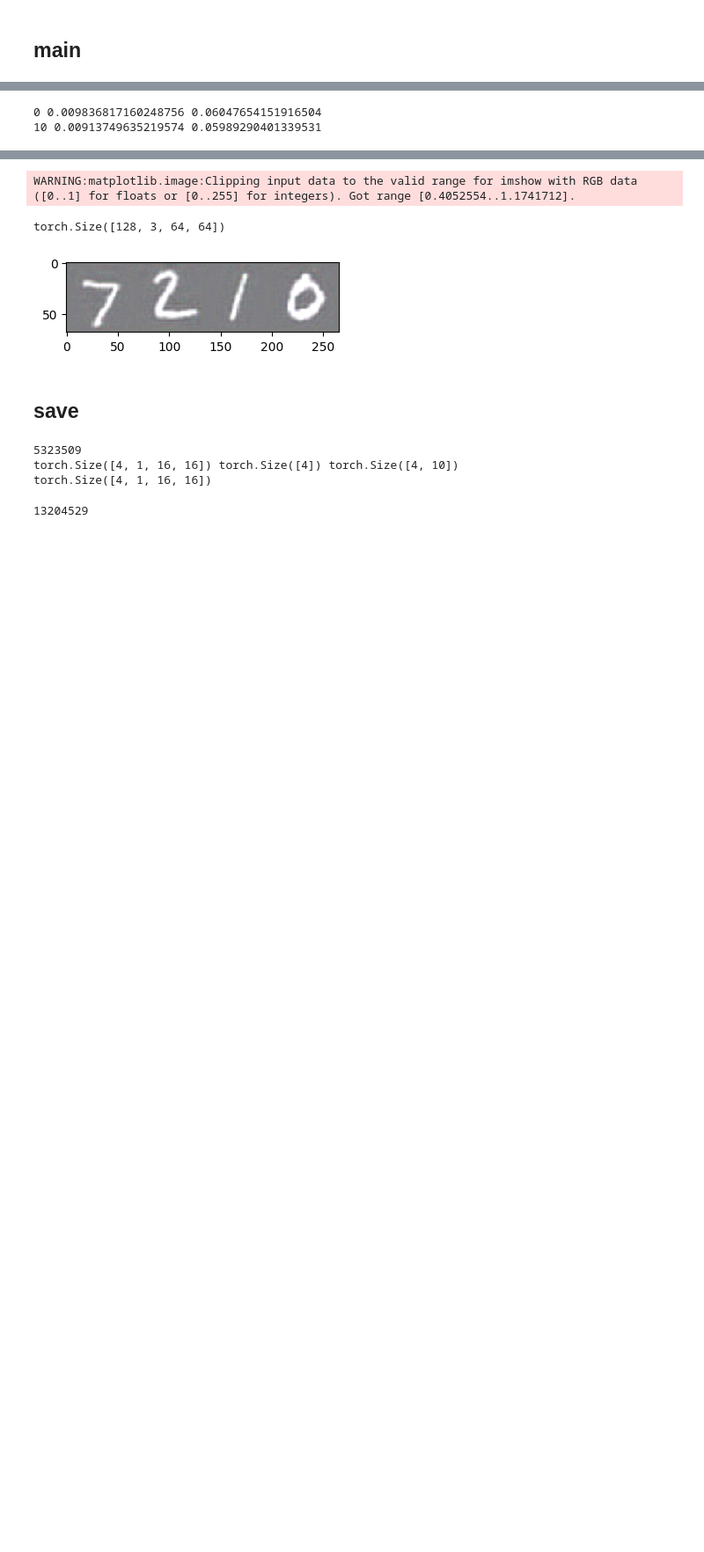
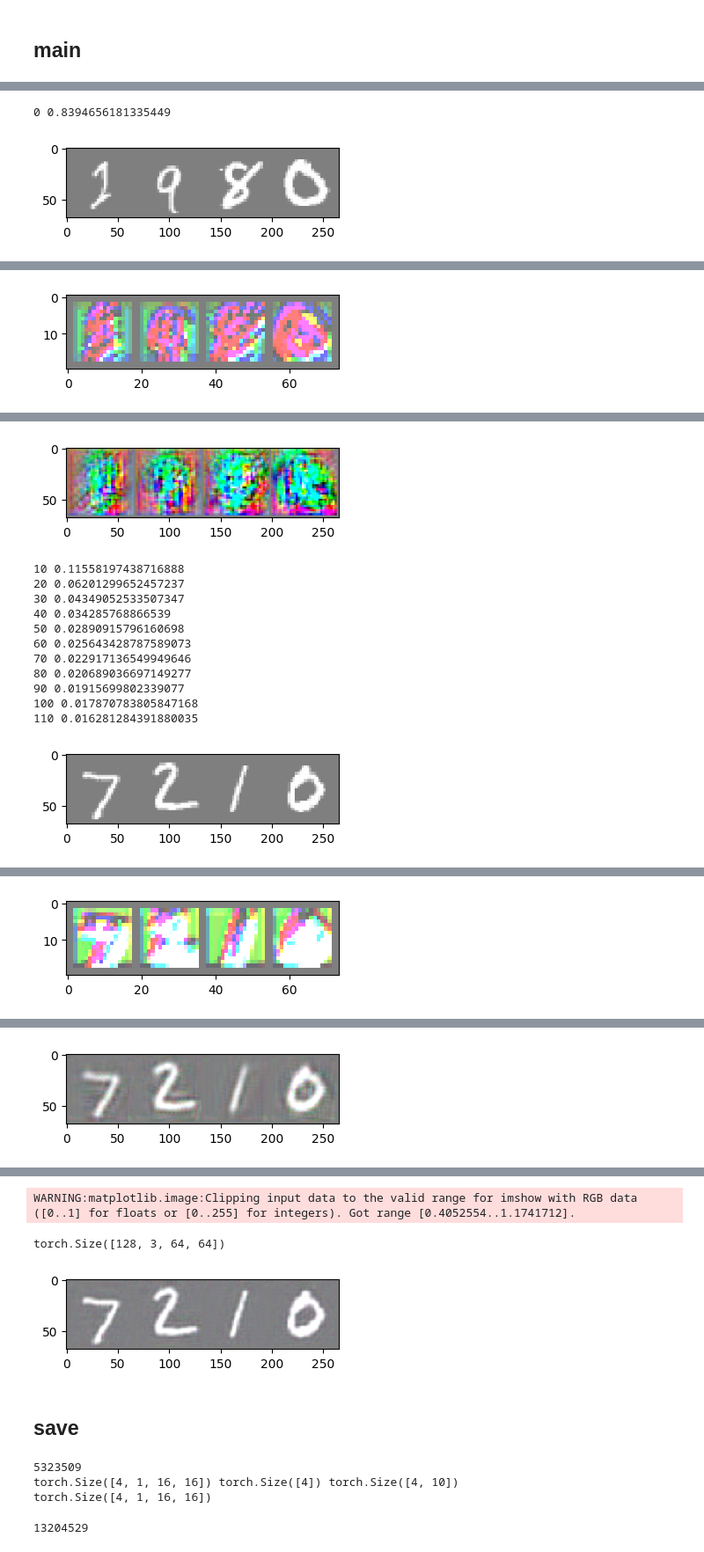
Before and after one commit to eisbetterthanpi/latent-flow-model, a Jupyter notebook: latent_flow_matching.ipynb, the cells around one changed output, grey strips where cells are left out. Shown at 88% size. Cells and saved outputs as stored; diff of their text form; code cells hidden in the pictures; blank space fills up the shorter version.

```diff
--- a/latent_flow_matching.ipynb
+++ b/latent_flow_matching.ipynb
@@ -351,7 +351,7 @@ import torchvision
 import torchvision.transforms as transforms
 
 train_data = torchvision.datasets.MNIST(root="data", train=True, download=True,transform=transforms.ToTensor(),) # do not normalise! want img in [0,1)
-batch_size = 128 # 64 512
+batch_size = 512 # 64 512
 train_loader = torch.utils.data.DataLoader(train_data, batch_size=batch_size, shuffle=True)
 test_data = torchvision.datasets.MNIST(root="data", train=False, download=True, transform=transforms.ToTensor(),) #opt no download
 test_loader = torch.utils.data.DataLoader(test_data, batch_size=batch_size, shuffle=False)
@@ -534,9 +563,9 @@ class PixelAE(nn.Module):
 # @title latent flow model
 
 class LFM(nn.Module): # latent flow model
-    def __init__(self, in_ch=3, d_list=[16, 3], d_model=16, cond_dim=16, depth=3):
+    def __init__(self, in_ch=3, d_list=[16, 3], d_model=16, cond_dim=16, depth=3, ae=None):
         super().__init__()
-        self.ae = PixelAE(in_ch, d_model)
+        self.ae = ae or PixelAE(in_ch, d_model)
         self.unet = UNet(in_ch=in_ch, d_model=d_model, cond_dim=cond_dim, depth=3)
 
     def loss(self, img, cond): # [b,c,h,w], [b,cond_dim]
@@ -556,7 +585,7 @@ class LFM(nn.Module): # latent flow model
 
     # self.unet(x, t=None, cond=None)
     # def forward(self, cond, timesteps=10): # [N, C, ...]
-    def sample(self, cond=None, n_samples=16, timesteps=10):
+    def sample(self, cond=None, timesteps=10):
         self.eval()
         # cond = F.one_hot(torch.tensor([4], device=device), num_classes=10).to(torch.float)
         # if cond is None: cond = F.one_hot(torch.arange(n_samples, dtype=torch.float, device=device)%10, num_classes=10).to(torch.float)
@@ -568,6 +597,7 @@ class LFM(nn.Module): # latent flow model
         return img_
 
 model = LFM(d_list=[16, 16], d_model=16, cond_dim=10, depth=3).to(device)
+# model = LFM(ae=model.ae, d_list=[16, 16], d_model=16, cond_dim=10, depth=3).to(device)
 optim = torch.optim.AdamW(model.parameters(), lr=3e-3) # 1e-3 3e-3
 # %%
 # @title train
@@ -598,56 +628,60 @@ def train(model, optim, dataloader):
         cond = F.one_hot(y, num_classes=10).to(torch.float)
 
         with torch.autocast(device_type=device, dtype=torch.bfloat16): # float16 cannot?
-            # x1 = F.interpolate(x1, size=(16,16))#.repeat(1,3,1,1)
+            # x1 = F.interpolate(x1, size=(16,16)).repeat(1,3,1,1)
             # loss = otfm_loss(model, x1, cond) # unet
             img = F.interpolate(x1, size=(64,64)).repeat(1,3,1,1)
-            # # loss = model.ae_loss(x1)
+            # loss = model.ae_loss(img)
             # ae_loss, fm_loss = model.loss(x1, cond)
 
             x1 = model.ae.encode(img)
             img_ = model.ae.decode(x1)
+            ae_loss = F.mse_loss(img_, img)
 
-            ae_loss = F.mse_loss(img_, img)
-            fm_loss = otfm_loss(model.unet, x1.detach(), cond)
+            # with torch.no_grad(): x1 = model.ae.encode(img)
+            # fm_loss = otfm_loss(model.unet, x1.detach(), cond)
 
-            loss = ae_loss + fm_loss
+            loss = ae_loss #+ fm_loss
 
         scaler.scale(loss).backward()
         # torch.nn.utils.clip_grad_norm_(model.parameters(), max_norm=1.0)  # clip gradients
         scaler.step(optim)
         scaler.update()
 
-        # optim.zero_grad()
-        # loss.backward()
-        # optim.step()
+        if i % 10 == 0:
+            print(i,loss.item())
+            # print(i,ae_loss.item(), fm_loss.item())
+        if i % 200 == 0:
+            imshow(torchvision.utils.make_grid(img[:4].detach().cpu().to(torch.float32), nrow=4))
+            imshow(torchvision.utils.make_grid(x1[:4].detach().cpu().to(torch.float32), nrow=4))
+            imshow(torchvision.utils.make_grid(img_[:4].detach().cpu().to(torch.float32), nrow=4))
 
-        # if i % 10 == 0: print(i,loss.item())
-        if i % 10 == 0:
-            # imshow(torchvision.utils.make_grid(x1[:4].detach().cpu().to(torch.float32), nrow=4))
-            # imshow(torchvision.utils.make_grid(img_[:4].detach().cpu().to(torch.float32), nrow=4))
-            print(i,ae_loss.item(), fm_loss.item())
-        # try: wandb.log({"loss": loss.item()})
-        try: wandb.log({"ae_loss": ae_loss.item(), "fm_loss": fm_loss.item()})
+            # cond = F.one_hot(torch.arange(16, device=device)%10, num_classes=10).to(torch.float)
+            # # img_ = reverse_flow(model, cond, timesteps=10) # unet
+            # img_ = model.sample(cond, timesteps=10) # ldm
+            # imshow(torchvision.utils.make_grid(img_.cpu(), nrow=4))
+
+        try: wandb.log({"loss": loss.item()})
+        # try: wandb.log({"ae_loss": ae_loss.item(), "fm_loss": fm_loss.item()})
         except: pass
 
-# x1 = F.interpolate(x1, size=(28,28))
-# F.avg_pool2d(input, kernel_size, stride=None, padding=0)
-
+# for epoch in range(1):
 for epoch in range(40):
-# for epoch in range(1):
     train(model, optim, train_loader)
 
     for x,y in test_loader: break
     img = F.interpolate(x.to(device), size=(64,64)).repeat(1,3,1,1)
     x1 = model.ae.encode(img)
     img_ = model.ae.decode(x1)
+    imshow(torchvision.utils.make_grid(img[:4].detach().cpu().to(torch.float32), nrow=4))
     imshow(torchvision.utils.make_grid(x1[:4].detach().cpu().to(torch.float32), nrow=4))
     imshow(torchvision.utils.make_grid(img_[:4].detach().cpu().to(torch.float32), nrow=4))
 
-    # # cond = F.one_hot(torch.tensor([4], device=device), num_classes=10).expand(16,-1).to(torch.float)
-    cond = F.one_hot(torch.arange(16, device=device)%10, num_classes=10).to(torch.float)
-    img_ = model.sample(cond, timesteps=10)
-    imshow(torchvision.utils.make_grid(img_.cpu(), nrow=4))
+    # # # cond = F.one_hot(torch.tensor([4], device=device), num_classes=10).expand(16,-1).to(torch.float)
+    # cond = F.one_hot(torch.arange(16, device=device)%10, num_classes=10).to(torch.float)
+    # # img_ = reverse_flow(model, cond, timesteps=10) # unet
+    # img_ = model.sample(cond, timesteps=10) # ldm
+    # imshow(torchvision.utils.make_grid(img_.cpu(), nrow=4))
 # %% [output]
-0 0.009836817160248756 0.06047654151916504
-10 0.00913749635219574 0.05989290401339531
+0 0.8394656181335449
+[figure, added]
@@ -653,0 +689 @@ for epoch in range(40):
+[figure, added]
@@ -653,0 +691,13 @@ for epoch in range(40):
+[figure, added]
+10 0.11558197438716888
+20 0.06201299652457237
+30 0.04349052533507347
+40 0.034285768866539
+50 0.02890915796160698
+60 0.025643428787589073
+70 0.022917136549949646
+80 0.020689036697149277
+90 0.01915699802339077
+100 0.017870783805847168
+110 0.016281284391880035
+[figure, added]
@@ -653,0 +705 @@ for epoch in range(40):
+[figure, added]
@@ -653,0 +707 @@ for epoch in range(40):
+[figure, added]
```
Also changed, not shown: parts of 11 cells of this notebook.
